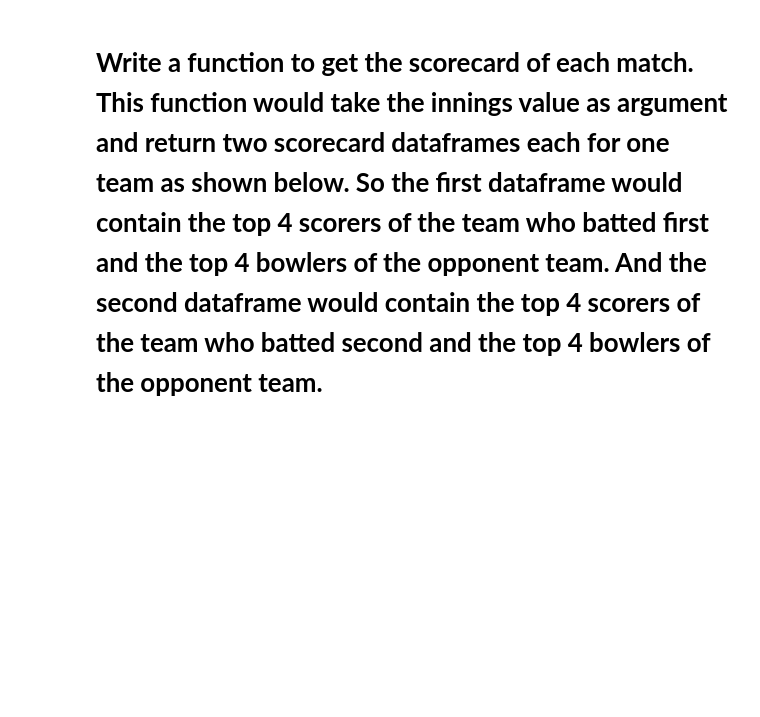
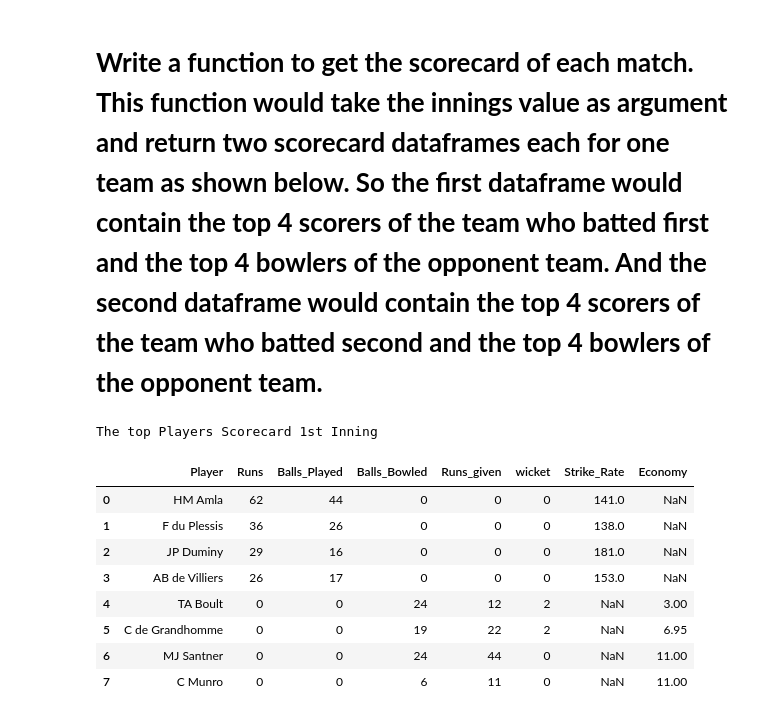
Before and after one commit to avigangarde/Self-project---Cricket-scorecard, a Jupyter notebook: Self_Project_Cricket_Scorecard.ipynb, the cells around one changed output. Saved outputs shown, nothing was run; the diff lists cells and outputs as text; code cells hidden in the pictures; blank space fills up the shorter version.

```diff
--- a/Self_Project_Cricket_Scorecard.ipynb
+++ b/Self_Project_Cricket_Scorecard.ipynb
@@ -306,0 +310,6 @@ The top three teams having the highest percentage of win
+# %%
+def find_deliveries(lod):
+  keys = []
+  for i in lod:
+    keys += list(i.keys())
+  return keys
@@ -306,0 +349,44 @@ The top three teams having the highest percentage of win
+# %%
+def find_sr_and_economy(df):
+  df['Strike_Rate']=np.nan
+  for i,row in df.iterrows():
+    if row['Balls_Played'] != 0:
+      df.loc[i,"Strike_Rate"] = round(row['Runs']/row['Balls_Played']*100)
+  df['Economy']= np.nan
+  for i,row in df.iterrows():
+    if row['Balls_Bowled']!=0:
+      df.loc[i,"Economy"] = round(row['Runs_given']/row['Balls_Bowled']*6,2)
+
+  return df
+# %%
+def find_top_scorers(innings):
+  '''
+  Input innings as string
+  '''
+  df1 = generate_scorecard(eval(innings)[0]['1st innings']['deliveries'])
+  df2 = generate_scorecard(eval(innings)[1]['2nd innings']['deliveries'])
+  df1 = find_sr_and_economy(df1)
+  df2 = find_sr_and_economy(df2)
+  temp1_sr = df1.sort_values(by = ["Runs","Strike_Rate"],ascending = [False,False])[:4]
+  temp1_ec = df1.sort_values(by = "Economy")[:4]
+  temp2_sr = df2.sort_values(by = ["Runs","Strike_Rate"],ascending = [False,False])[:4]
+  temp2_ec = df2.sort_values(by = "Economy")[:4]
+  df1 = temp1_sr.append(temp1_ec).reset_index().drop('index',axis=1)
+  df2 = temp2_sr.append(temp2_ec).reset_index().drop('index',axis=1)
+  return df1,df2
+# %%
+df1,df2 = find_top_scorers(df.iloc[10,0])
+# %%
+print("The top Players Scorecard 1st Inning")
+df1
+# %% [output]
+The top Players Scorecard 1st Inning
+|  | Player | Runs | Balls_Played | Balls_Bowled | Runs_given | wicket | Strike_Rate | Economy |
+| 0 | HM Amla | 62 | 44 | 0 | 0 | 0 | 141.0 | NaN |
+| 1 | F du Plessis | 36 | 26 | 0 | 0 | 0 | 138.0 | NaN |
+| 2 | JP Duminy | 29 | 16 | 0 | 0 | 0 | 181.0 | NaN |
+| 3 | AB de Villiers | 26 | 17 | 0 | 0 | 0 | 153.0 | NaN |
+| 4 | TA Boult | 0 | 0 | 24 | 12 | 2 | NaN | 3.00 |
+| 5 | C de Grandhomme | 0 | 0 | 19 | 22 | 2 | NaN | 6.95 |
+| 6 | MJ Santner | 0 | 0 | 24 | 44 | 0 | NaN | 11.00 |
+| 7 | C Munro | 0 | 0 | 6 | 11 | 0 | NaN | 11.00 |
```
Also changed, not shown: parts of 3 cells of this notebook.
